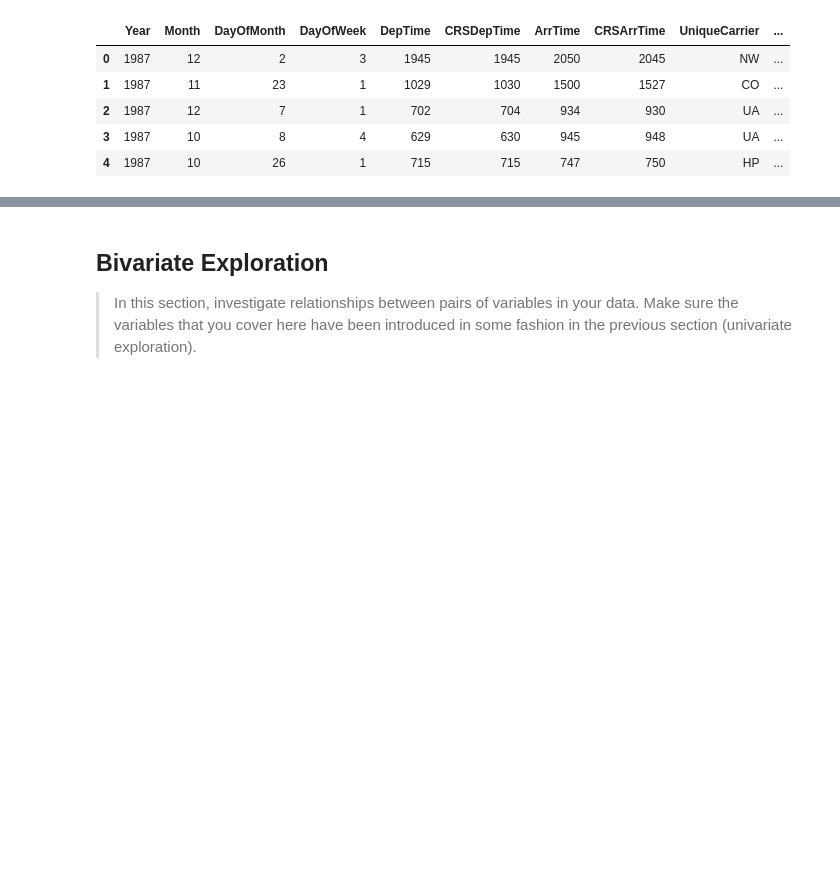
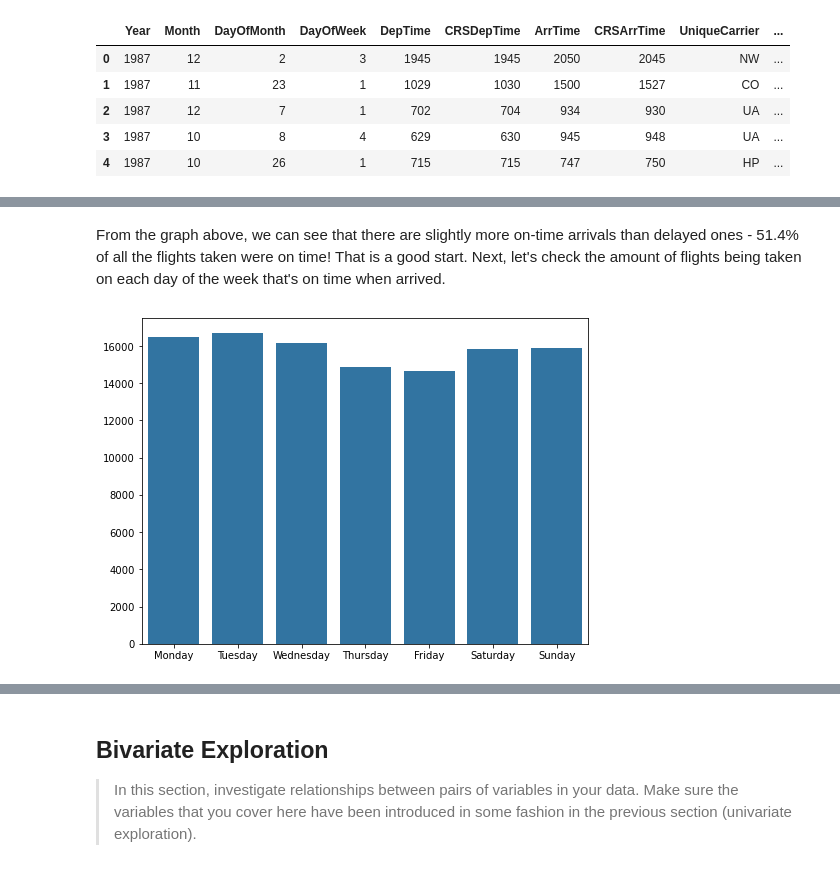
Before and after one commit to leqilu67/flights_study, a Jupyter notebook: flights_data_exploration.ipynb, the cells around one changed output, grey strips where cells are left out. Cells and saved outputs as stored; diff of their text form; code cells hidden in the pictures; blank space fills up the shorter version.

```diff
--- a/flights_data_exploration.ipynb
+++ b/flights_data_exploration.ipynb
@@ -401,0 +416,10 @@ plt.yticks([0, 2e4, 4e4, 6e4, 8e4, 1e5, 1.2e5], ['0', '20k', '40k', '60k', '80k'
+# %% [markdown]
+From the graph above, we can see that there are slightly more on-time arrivals than delayed ones - 51.4% of all the flights taken were on time! That is a good start. Next, let's check the amount of flights being taken on each day of the week that's on time when arrived.
+# %%
+plt.figure(figsize=[8, 6])
+ax = sb.countplot(data=flights_sample_ontime, x='DayOfWeek', color=base_color)
+plt.xticks(np.arange(0, 7, 1), ['Monday', 'Tuesday', 'Wednesday', 'Thursday', 'Friday', 'Saturday', 'Sunday'])
+plt.xlabel('')
+plt.ylabel('');
+# %% [output]
+[figure, added]
```
Also changed, not shown: parts of 29 cells of this notebook.
